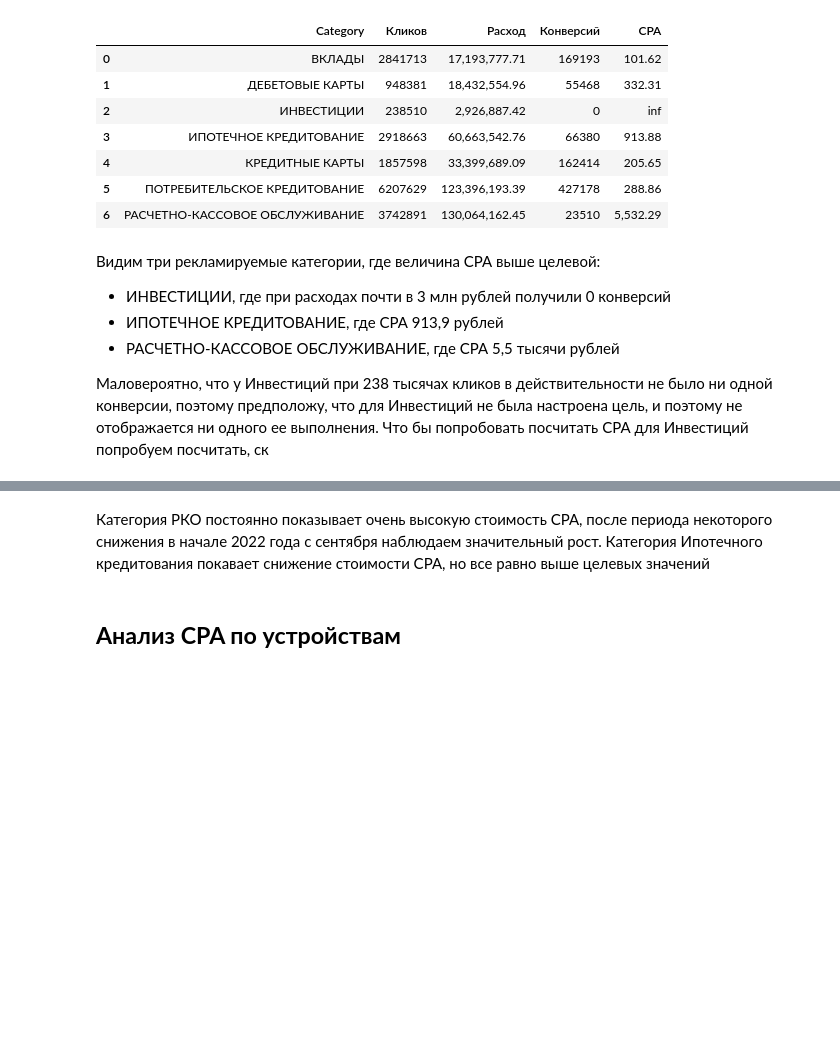
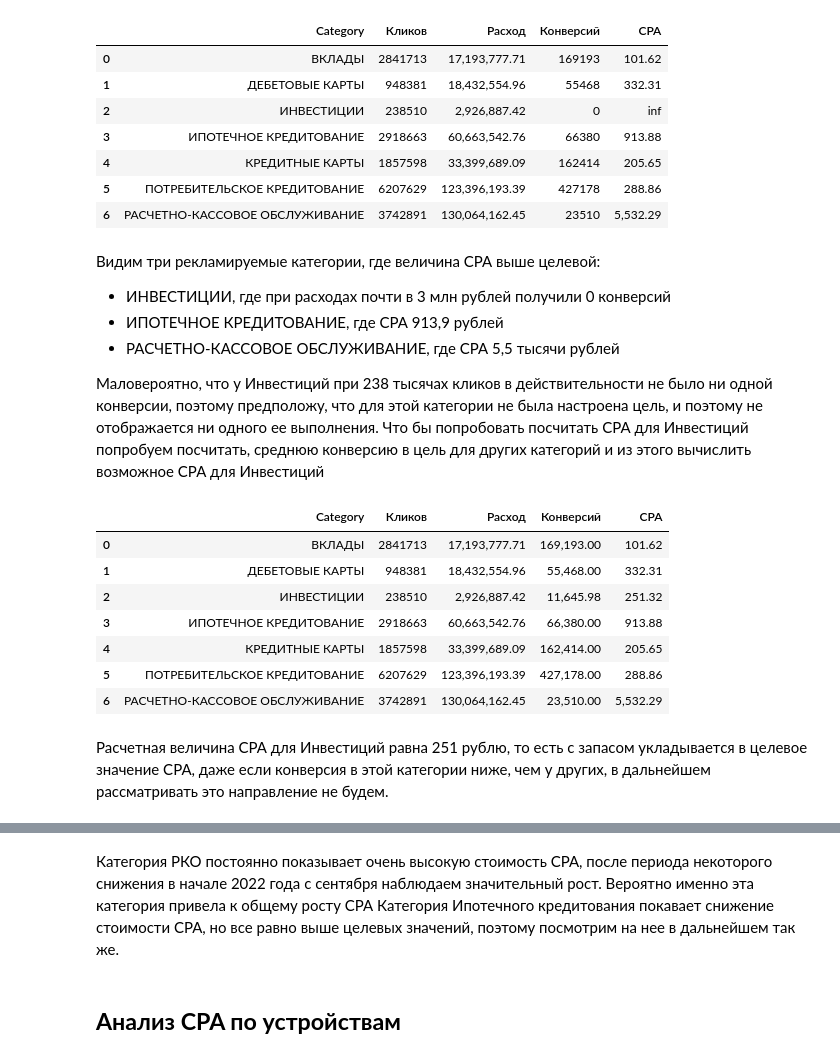
Before and after one commit to Zhmuidetsky/Test_tasks, a Jupyter notebook: Исследование рекламных кампаний рекламодателя Сигма (тестовое задание в Яндекс Директ).ipynb, the cells around one changed output, grey strips where cells are left out. Saved outputs shown, nothing was run; the diff lists cells and outputs as text; code cells hidden in the pictures; blank space fills up the shorter version.

```diff
--- a/Исследование рекламных кампаний рекламодателя Сигма (тестовое задание в Яндекс Директ).ipynb
+++ b/Исследование рекламных кампаний рекламодателя Сигма (тестовое задание в Яндекс Директ).ipynb
@@ -174,5 +185,29 @@ group_df(df_sigma, 'Category')
 - ИПОТЕЧНОЕ КРЕДИТОВАНИЕ, где СРА 913,9 рублей
 - РАСЧЕТНО-КАССОВОЕ ОБСЛУЖИВАНИЕ, где СРА 5,5 тысячи рублей
 
-Маловероятно, что у Инвестиций при 238 тысячах кликов в действительности не было ни одной конверсии, поэтому предположу, что для Инвестиций не была настроена цель, и поэтому не отображается ни одного ее выполнения. Что бы попробовать посчитать СРА для Инвестиций попробуем посчитать, ск
+Маловероятно, что у Инвестиций при 238 тысячах кликов в действительности не было ни одной конверсии, поэтому предположу, что для этой категории не была настроена цель, и поэтому не отображается ни одного ее выполнения. Что бы попробовать посчитать СРА для Инвестиций попробуем посчитать, среднюю конверсию в цель для других категорий и из этого вычислить возможное СРА для Инвестиций
+# %%
+# сделаем дф по категориям
+df_test = group_df(df_sigma, 'Category')
+# уберем из него категорию инвестици
+df_test_2 = df_test.query('Category != "ИНВЕСТИЦИИ"')
+# посчитаем среднюю конверсию в цель от кликов
+aver_conv = df_test_2['Конверсий'].sum() / df_test_2['Кликов'].sum()
+# и посчитаем количество целей умножив клики на среднюю конверсию
+df_test.at[2, 'Конверсий'] = df_test.loc[2, 'Кликов'] * aver_conv
+# и наконец посчитаем СРА для Инвестиций разделив фактический расход на расчетную конверсию
+df_test.at[2, 'CPA'] = df_test.loc[2, 'Расход'] / df_test.loc[2, 'Конверсий']
+
+df_test
+# %% [output]
+|  | Category | Кликов | Расход | Конверсий | CPA |
+| 0 | ВКЛАДЫ | 2841713 | 17,193,777.71 | 169,193.00 | 101.62 |
+| 1 | ДЕБЕТОВЫЕ КАРТЫ | 948381 | 18,432,554.96 | 55,468.00 | 332.31 |
+| 2 | ИНВЕСТИЦИИ | 238510 | 2,926,887.42 | 11,645.98 | 251.32 |
+| 3 | ИПОТЕЧНОЕ КРЕДИТОВАНИЕ | 2918663 | 60,663,542.76 | 66,380.00 | 913.88 |
+| 4 | КРЕДИТНЫЕ КАРТЫ | 1857598 | 33,399,689.09 | 162,414.00 | 205.65 |
+| 5 | ПОТРЕБИТЕЛЬСКОЕ КРЕДИТОВАНИЕ | 6207629 | 123,396,193.39 | 427,178.00 | 288.86 |
+| 6 | РАСЧЕТНО-КАССОВОЕ ОБСЛУЖИВАНИЕ | 3742891 | 130,064,162.45 | 23,510.00 | 5,532.29 |
+# %% [markdown]
+Расчетная величина СРА для Инвестиций равна 251 рублю, то есть с запасом укладывается в целевое значение СРА, даже если конверсия в этой категории ниже, чем у других, в дальнейшем рассматривать это направление не будем.
 # %%
@@ -180,8 +216,8 @@ group_df_2param(df_sigma, 'Month', 'Category')
 # %% [output]
 [interactive output not drawn]
 # %% [markdown]
-Категория РКО постоянно показывает очень высокую стоимость СРА, после периода некоторого снижения в начале 2022 года с сентября наблюдаем значительный рост.
-Категория Ипотечного кредитования покавает снижение стоимости СРА, но все равно выше целевых значений
+Категория РКО постоянно показывает очень высокую стоимость СРА, после периода некоторого снижения в начале 2022 года с сентября наблюдаем значительный рост. Вероятно именно эта категория привела к общему росту СРА
+Категория Ипотечного кредитования покавает снижение стоимости СРА, но все равно выше целевых значений, поэтому посмотрим на нее в дальнейшем так же.
 # %% [markdown]
 ## **Анализ CPA по устройствам**
 # %%
```
Also changed, not shown: parts of 27 cells of this notebook.
